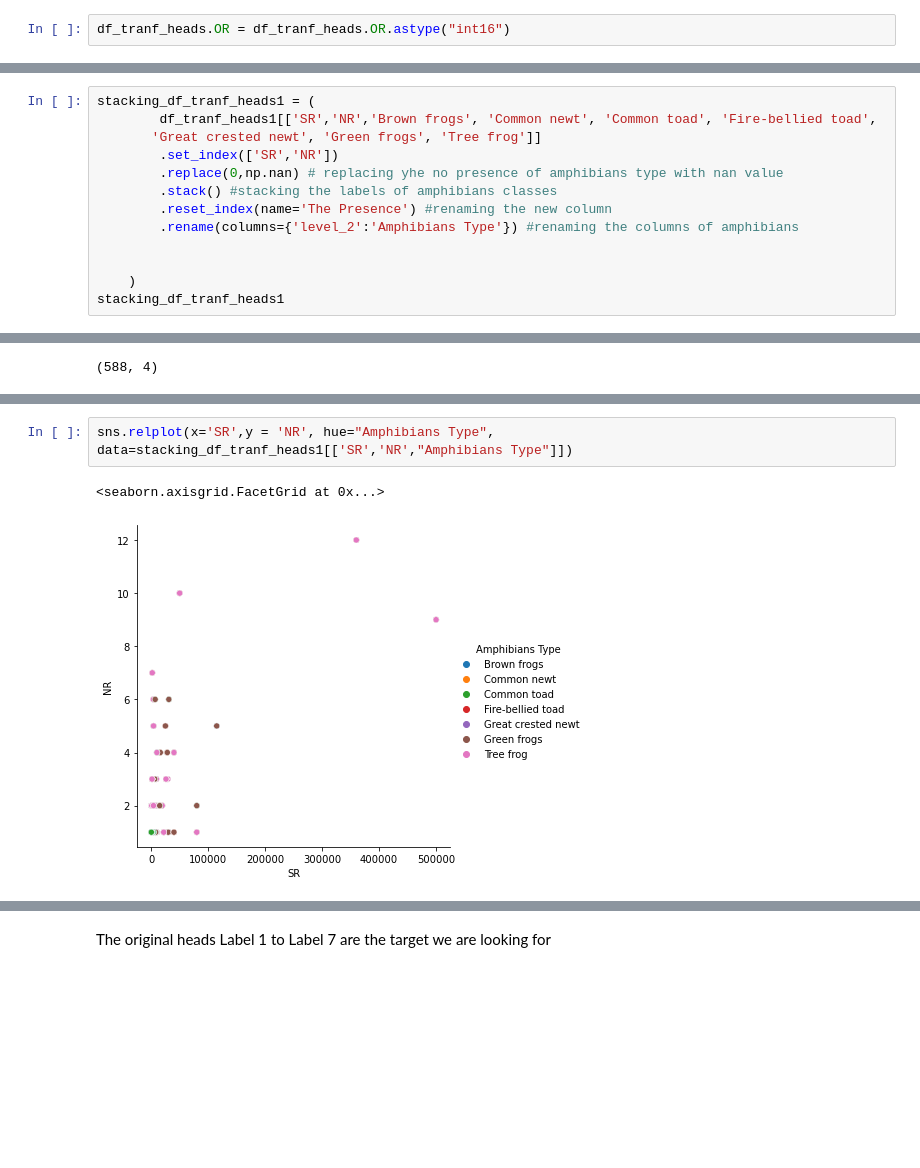
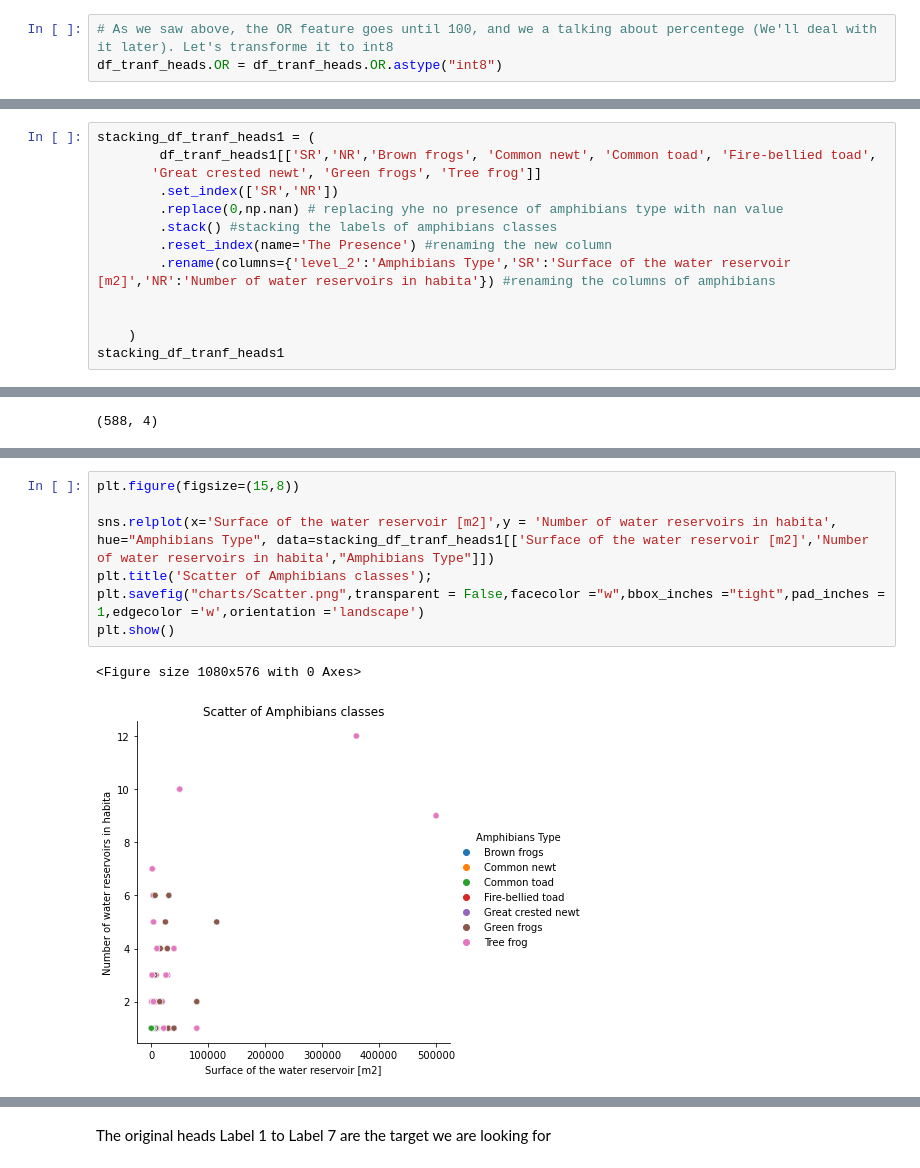
Before and after one commit to Renata-Thomazelli/amphibians, a Jupyter notebook: amphibians-Copy1.ipynb, the cells around one changed output, grey strips where cells are left out. Saved outputs shown, nothing was run; the diff lists cells and outputs as text; blank space fills up the shorter version.

Commit message:
included charts of density and scarter

```diff
--- a/amphibians-Copy1.ipynb
+++ b/amphibians-Copy1.ipynb
@@ -247,6 +265,7 @@ df_tranf_heads.SR = df_tranf_heads.SR.astype("int32")
 df_tranf_heads.NR = df_tranf_heads.NR.astype("int8")
 # %%
-df_tranf_heads.OR = df_tranf_heads.OR.astype("int16")
+# As we saw above, the OR feature goes until 100, and we a talking about percentege (We'll deal with it later). Let's transforme it to int8
+df_tranf_heads.OR = df_tranf_heads.OR.astype("int8")
 # %%
 df_tranf_heads.info()
 # %% [output]
@@ -455,7 +484,7 @@ stacking_df_tranf_heads1 = (
         .replace(0,np.nan) # replacing yhe no presence of amphibians type with nan value
         .stack() #stacking the labels of amphibians classes
         .reset_index(name='The Presence') #renaming the new column
-        .rename(columns={'level_2':'Amphibians Type'}) #renaming the columns of amphibians
+        .rename(columns={'level_2':'Amphibians Type','SR':'Surface of the water reservoir [m2]','NR':'Number of water reservoirs in habita'}) #renaming the columns of amphibians
 
 
     )
@@ -506,5 +521,10 @@ plt.title('Density vs Scatter');
 # %%
-sns.relplot(x='SR',y = 'NR', hue="Amphibians Type", data=stacking_df_tranf_heads1[['SR','NR',"Amphibians Type"]])
+plt.figure(figsize=(15,8))
+
+sns.relplot(x='Surface of the water reservoir [m2]',y = 'Number of water reservoirs in habita', hue="Amphibians Type", data=stacking_df_tranf_heads1[['Surface of the water reservoir [m2]','Number of water reservoirs in habita',"Amphibians Type"]])
+plt.title('Scatter of Amphibians classes');
+plt.savefig("charts/Scatter.png",transparent = False,facecolor ="w",bbox_inches ="tight",pad_inches = 1,edgecolor ='w',orientation ='landscape')
+plt.show()
 # %% [output]
-<seaborn.axisgrid.FacetGrid at 0x...>
+<Figure size 1080x576 with 0 Axes>
-[figure, old version]
+[figure, new version]
```
Also changed, not shown: parts of 48 cells of this notebook, 7 other files.
